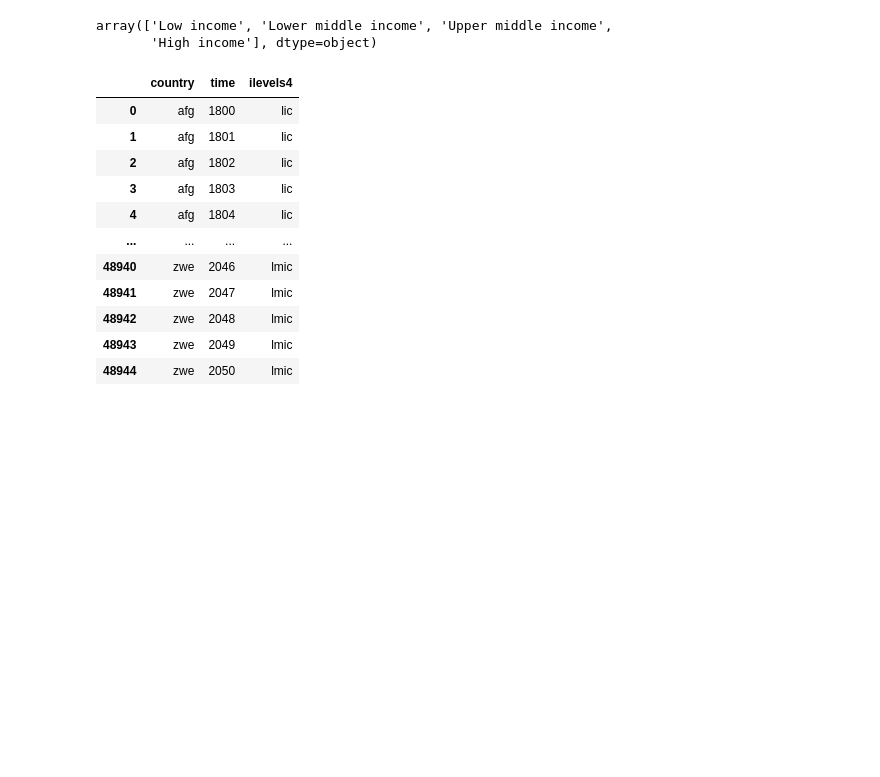
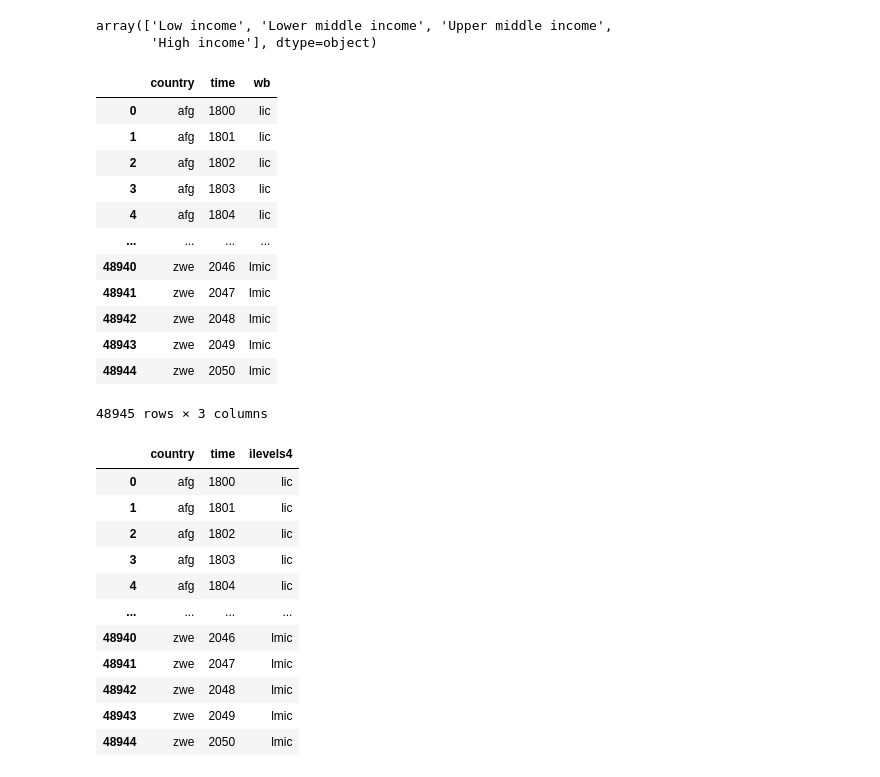
Before and after one commit to open-numbers/ddf--worldbank--povcalnet, a Jupyter notebook: etl/notebooks/poverty_population_for_income_groups.ipynb, the cells around one changed output. Saved outputs shown, nothing was run; the diff lists cells and outputs as text; code cells hidden in the pictures; blank space fills up the shorter version.

```diff
--- a/etl/notebooks/poverty_population_for_income_groups.ipynb
+++ b/etl/notebooks/poverty_population_for_income_groups.ipynb
@@ -3,6 +3,7 @@ import pandas as pd
 # %%
 ilevel4 = pd.read_csv('../source/fixtures/ddf--datapoints--ilevels4--by--country--time.csv')
 ilevel4_wb = pd.read_csv('../source/fixtures/ddf--datapoints--ilevels4_wb--by--country--time.csv')
+ilevel4_latest = pd.read_csv('../source/fixtures/wb_groups.csv')
 # %%
 ilevel4['ilevels4'].unique()
 # %% [output]
@@ -18,3 +19,19 @@ m2 = {'Low income': 'lic', 'Lower middle income': 'lmic', 'Upper middle income':
 # %%
 ilevel4['ilevels4'] = ilevel4['ilevels4'].map(m1)
 ilevel4_wb['ilevels4_wb'] = ilevel4_wb['ilevels4_wb'].map(m2)
+# %%
+ilevel4_latest
+# %% [output]
+|  | country | time | wb |
+| 0 | afg | 1800 | lic |
+| 1 | afg | 1801 | lic |
+| 2 | afg | 1802 | lic |
+| 3 | afg | 1803 | lic |
+| 4 | afg | 1804 | lic |
+| ... | ... | ... | ... |
+| 48940 | zwe | 2046 | lmic |
+| 48941 | zwe | 2047 | lmic |
+| 48942 | zwe | 2048 | lmic |
+| 48943 | zwe | 2049 | lmic |
+| 48944 | zwe | 2050 | lmic |
+48945 rows × 3 columns
```
Also changed, not shown: parts of 8 cells of this notebook.
